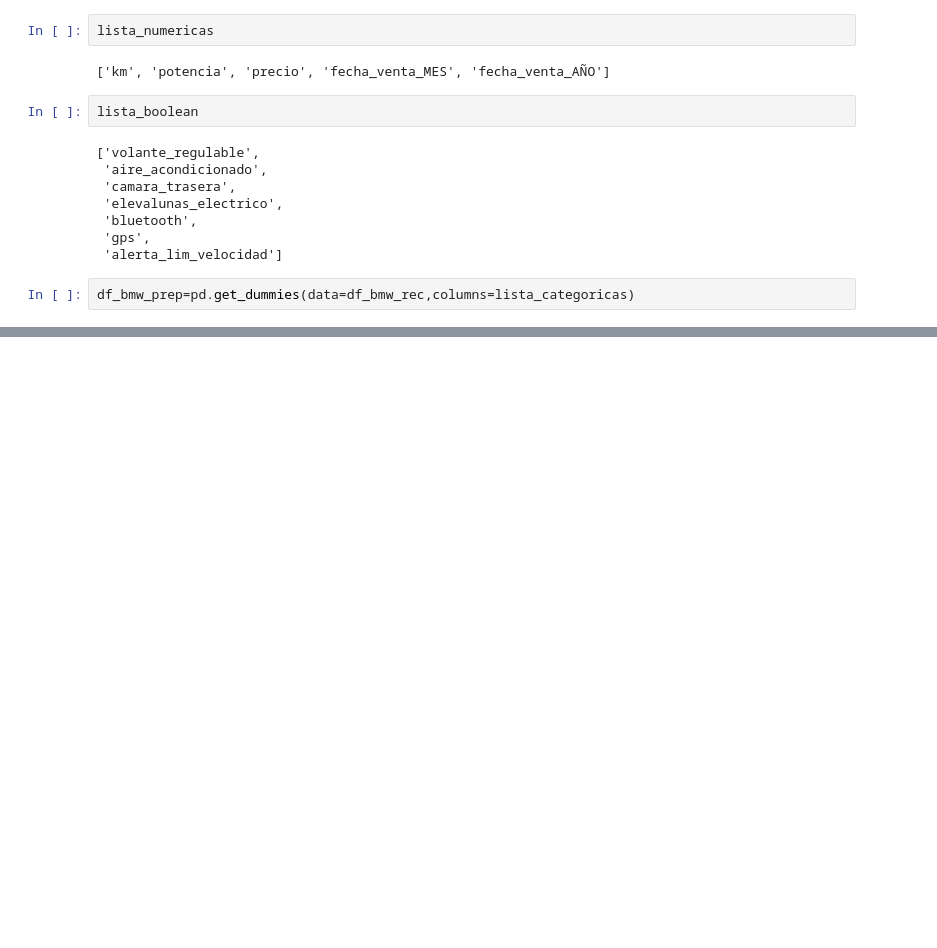
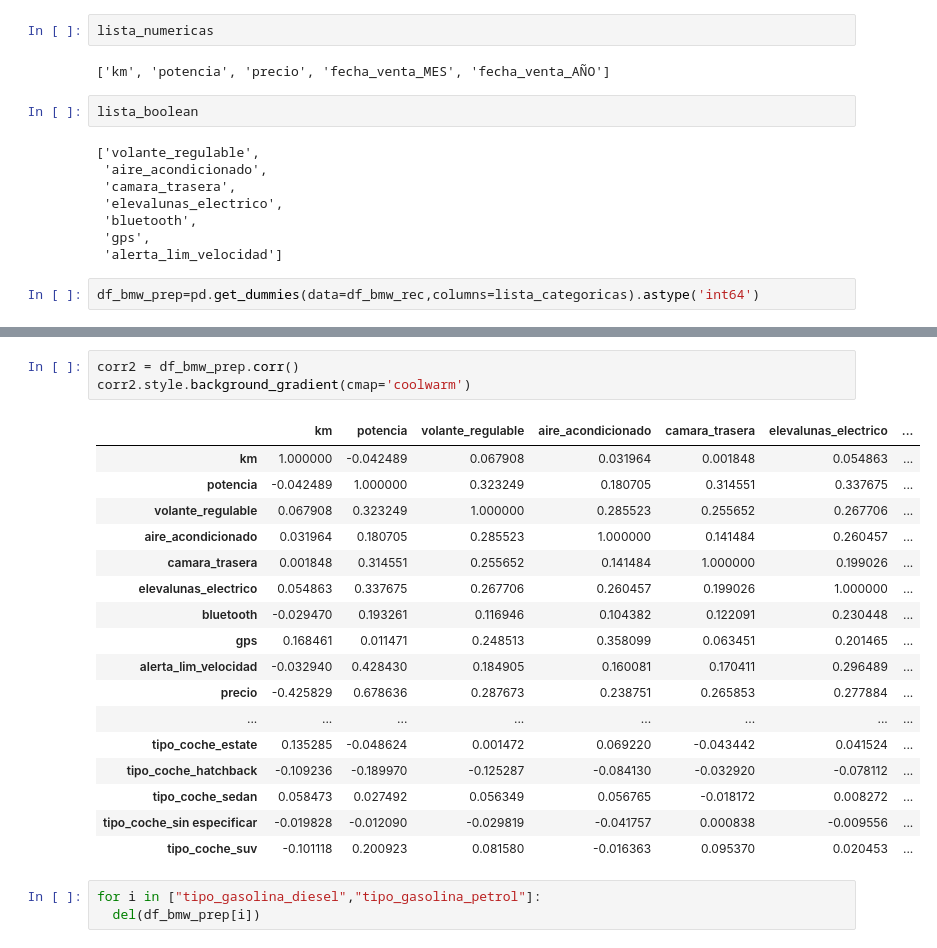
Before and after one commit to SyM97/primer_entregable, a Jupyter notebook: practica_entregable_Simeon_Mitev.ipynb, the cells around one changed output, grey strips where cells are left out. Saved outputs shown, nothing was run; the diff lists cells and outputs as text; blank space fills up the shorter version.

```diff
--- a/practica_entregable_Simeon_Mitev.ipynb
+++ b/practica_entregable_Simeon_Mitev.ipynb
@@ -444,7 +439,7 @@ lista_boolean
  'gps',
  'alerta_lim_velocidad']
 # %%
-df_bmw_prep=pd.get_dummies(data=df_bmw_rec,columns=lista_categoricas)
+df_bmw_prep=pd.get_dummies(data=df_bmw_rec,columns=lista_categoricas).astype('int64')
 # %%
 df_bmw_prep.head()
 # %% [output]
@@ -457,0 +483,24 @@ df_bmw_prep.head()
+# %%
+corr2 = df_bmw_prep.corr()
+corr2.style.background_gradient(cmap='coolwarm')
+# %% [output]
+|  | km | potencia | volante_regulable | aire_acondicionado | camara_trasera | elevalunas_electrico | ... |
+| km | 1.000000 | -0.042489 | 0.067908 | 0.031964 | 0.001848 | 0.054863 | ... |
+| potencia | -0.042489 | 1.000000 | 0.323249 | 0.180705 | 0.314551 | 0.337675 | ... |
+| volante_regulable | 0.067908 | 0.323249 | 1.000000 | 0.285523 | 0.255652 | 0.267706 | ... |
+| aire_acondicionado | 0.031964 | 0.180705 | 0.285523 | 1.000000 | 0.141484 | 0.260457 | ... |
+| camara_trasera | 0.001848 | 0.314551 | 0.255652 | 0.141484 | 1.000000 | 0.199026 | ... |
+| elevalunas_electrico | 0.054863 | 0.337675 | 0.267706 | 0.260457 | 0.199026 | 1.000000 | ... |
+| bluetooth | -0.029470 | 0.193261 | 0.116946 | 0.104382 | 0.122091 | 0.230448 | ... |
+| gps | 0.168461 | 0.011471 | 0.248513 | 0.358099 | 0.063451 | 0.201465 | ... |
+| alerta_lim_velocidad | -0.032940 | 0.428430 | 0.184905 | 0.160081 | 0.170411 | 0.296489 | ... |
+| precio | -0.425829 | 0.678636 | 0.287673 | 0.238751 | 0.265853 | 0.277884 | ... |
+| ... | ... | ... | ... | ... | ... | ... | ... |
+| tipo_coche_estate | 0.135285 | -0.048624 | 0.001472 | 0.069220 | -0.043442 | 0.041524 | ... |
+| tipo_coche_hatchback | -0.109236 | -0.189970 | -0.125287 | -0.084130 | -0.032920 | -0.078112 | ... |
+| tipo_coche_sedan | 0.058473 | 0.027492 | 0.056349 | 0.056765 | -0.018172 | 0.008272 | ... |
+| tipo_coche_sin especificar | -0.019828 | -0.012090 | -0.029819 | -0.041757 | 0.000838 | -0.009556 | ... |
+| tipo_coche_suv | -0.101118 | 0.200923 | 0.081580 | -0.016363 | 0.095370 | 0.020453 | ... |
+# %%
+for i in ["tipo_gasolina_diesel","tipo_gasolina_petrol"]:
+  del(df_bmw_prep[i])
```
Also changed, not shown: parts of 16 cells of this notebook, 2 other files.
